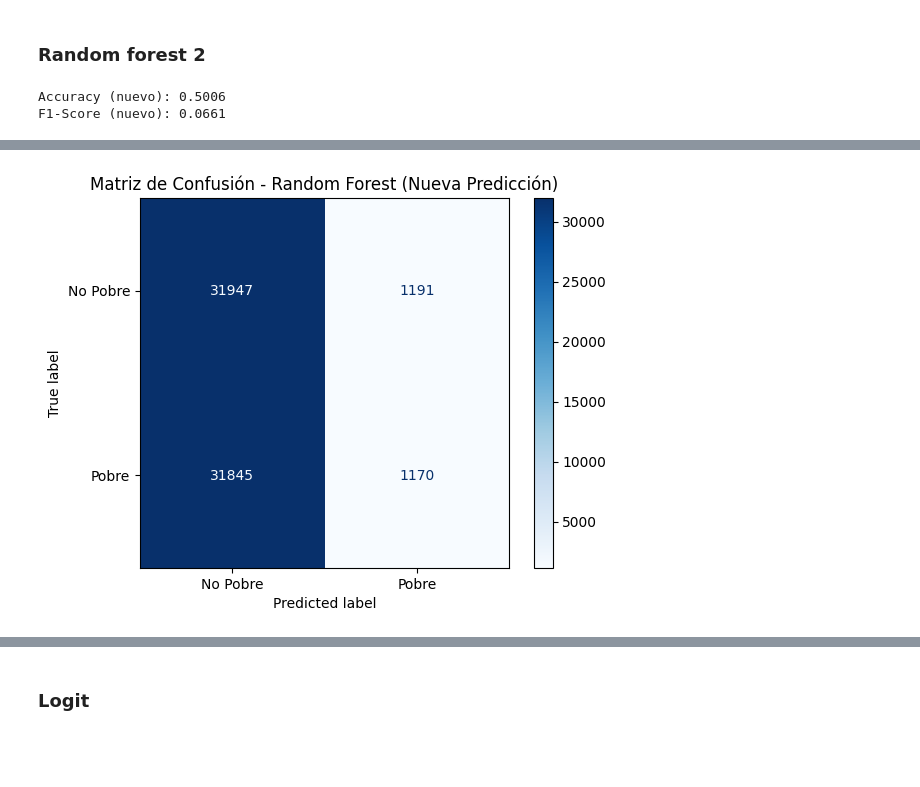
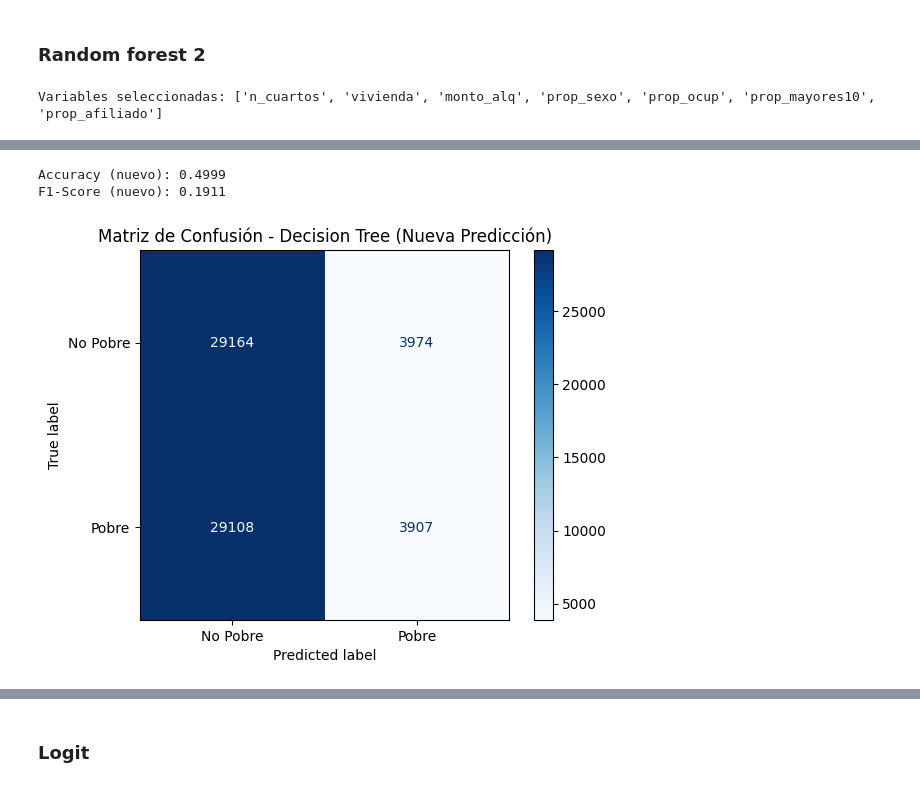
Before and after one commit to dipla70/ML-TP2, a Jupyter notebook: problem_set2.ipynb, the cells around one changed output, grey strips where cells are left out. Cells and saved outputs as stored; diff of their text form; code cells hidden in the pictures; blank space fills up the shorter version.

```diff
--- a/problem_set2.ipynb
+++ b/problem_set2.ipynb
@@ -572,8 +691,9 @@ test_hogares2.head()
 | 3 | 000804ac64d779b35ee5edfa | 1 | 1 | 4 | 150000.0 | 6 | 1 | 8.689642 | 0.5 | 4.0 | ... |
 | 4 | 000b6a116b7f95b043a6e77b | 4 | 2 | 1 | 200000.0 | 2 | 2 | 133.359515 | 0.0 | 1.0 | ... |
 # %%
+ids = test_hogares2['id']
 
 y_train = train_hogares2['pobre']
 y_test = test_hogares2['pobre']
 X_train = train_hogares2.drop(columns=['id', 'pobre', 'fex_c', 'ing_pc'])
-X_test = test_hogares2.drop(columns=['id', 'pobre', 'fex_c'])
+X_test = test_hogares2.drop(columns=['id', 'pobre', 'fex_c', 'ocup_jefe'])
@@ -589,6 +848,19 @@ X_test = X_test.apply(pd.to_numeric, errors='coerce')
 # %%
 # Imputar valores faltantes
+#from sklearn.impute import SimpleImputer
+#imputer = SimpleImputer(strategy='median')
+#X_train = pd.DataFrame(imputer.fit_transform(X_train), columns=X_train.columns)
+#X_test = pd.DataFrame(imputer.transform(X_test), columns=X_test.columns)
+
+# Get the common columns between X_train and X_test
+common_cols = X_train.columns.intersection(X_test.columns)
+
+# Select only the common columns for both training and testing data
+X_train_common = X_train[common_cols]
+X_test_common = X_test[common_cols]
+
+# Imputar valores faltantes using the common columns
 from sklearn.impute import SimpleImputer
 imputer = SimpleImputer(strategy='median')
-X_train = pd.DataFrame(imputer.fit_transform(X_train), columns=X_train.columns)
-X_test = pd.DataFrame(imputer.transform(X_test), columns=X_test.columns)
+X_train = pd.DataFrame(imputer.fit_transform(X_train_common), columns=common_cols)
+X_test = pd.DataFrame(imputer.transform(X_test_common), columns=common_cols)
@@ -858,19 +1404,49 @@ plt.show()
 ### Random forest 2
 # %%
 from sklearn.ensemble import RandomForestClassifier
+from sklearn.feature_selection import SelectFromModel
+from sklearn.tree import DecisionTreeClassifier
+from sklearn.model_selection import RandomizedSearchCV
 from sklearn.metrics import accuracy_score, f1_score, confusion_matrix, ConfusionMatrixDisplay
 import matplotlib.pyplot as plt
+import numpy as np
 
-# Seleccionar nuevas variables para la predicción
-X_train_new = X_train[['n_cuartos', 'n_dorm', 'vivienda', 'monto_alq']]
-X_test_new = X_test[['n_cuartos', 'n_dorm', 'vivienda', 'monto_alq']]
+# Seleccionar todas las variables para la predicción
+X_train_all = X_train
+X_test_all = X_test
 
-# Entrenar nuevamente el modelo Random Forest
-rf_model_new = RandomForestClassifier(n_estimators=100, random_state=42)
-rf_model_new.fit(X_train_new, y_train)
+# Entrenar un modelo Random Forest para la selección de características
+rf_selector = RandomForestClassifier(n_estimators=100, random_state=42)
+rf_selector.fit(X_train_all, y_train)
+
+# Seleccionar las características más importantes
+selector = SelectFromModel(rf_selector, prefit=True)
+X_train_selected = selector.transform(X_train_all)
+X_test_selected = selector.transform(X_test_all)
+
+# Obtener las características seleccionadas
+selected_features = X_train_all.columns[selector.get_support()]
+print("Variables seleccionadas:", list(selected_features))
+
+# Entrenar un árbol de decisión con Cost Complexity Pruning usando las características seleccionadas
+dt_model = DecisionTreeClassifier(random_state=42)
+
+# Realizar una búsqueda de hiperparámetros para encontrar el mejor valor de ccp_alpha
+path = dt_model.cost_complexity_pruning_path(X_train_selected, y_train)
+ccp_alphas = path.ccp_alphas
+
+# Seleccionar un subconjunto de valores de ccp_alpha
+ccp_alphas_subset = np.linspace(ccp_alphas.min(), ccp_alphas.max(), num=20)
+
+param_grid = {'ccp_alpha': ccp_alphas_subset}
+random_search = RandomizedSearchCV(dt_model, param_grid, n_iter=10, cv=5, scoring='f1', n_jobs=-1, random_state=42)
+random_search.fit(X_train_selected, y_train)
+
+# Obtener el mejor modelo
+best_dt_model = random_search.best_estimator_
 
 # Realizar nuevas predicciones
-y_pred_new = rf_model_new.predict(X_test_new)
+y_pred_new = best_dt_model.predict(X_test_selected)
 
 # Evaluación
 accuracy_new = accuracy_score(y_test, y_pred_new)
@@ -883,8 +1459,7 @@ print(f"F1-Score (nuevo): {f1_new:.4f}")
 cm_new = confusion_matrix(y_test, y_pred_new)
 disp_new = ConfusionMatrixDisplay(confusion_matrix=cm_new, display_labels=["No Pobre", "Pobre"])
 disp_new.plot(cmap="Blues")
-plt.title("Matriz de Confusión - Random Forest (Nueva Predicción)")
+plt.title("Matriz de Confusión - Decision Tree (Nueva Predicción)")
 plt.show()
 # %% [output]
-Accuracy (nuevo): 0.5006
-F1-Score (nuevo): 0.0661
+Variables seleccionadas: ['n_cuartos', 'vivienda', 'monto_alq', 'prop_sexo', 'prop_ocup', 'prop_mayores10', 'prop_afiliado']
@@ -891 +1483,3 @@ F1-Score (nuevo): 0.0661
+Accuracy (nuevo): 0.4999
+F1-Score (nuevo): 0.1911
-[figure, old version]
+[figure, new version]
```
Also changed, not shown: parts of 68 cells of this notebook, 11 other files.
